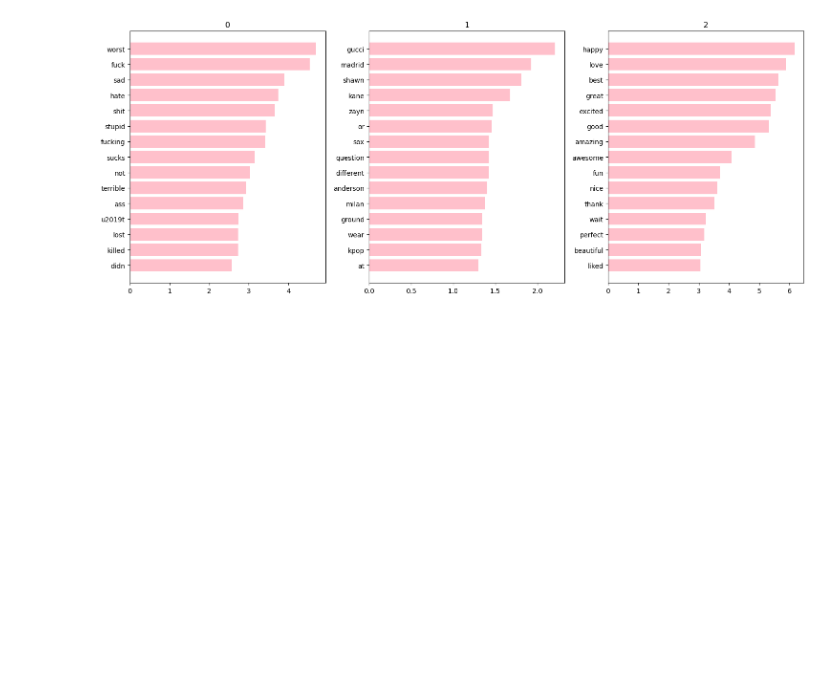
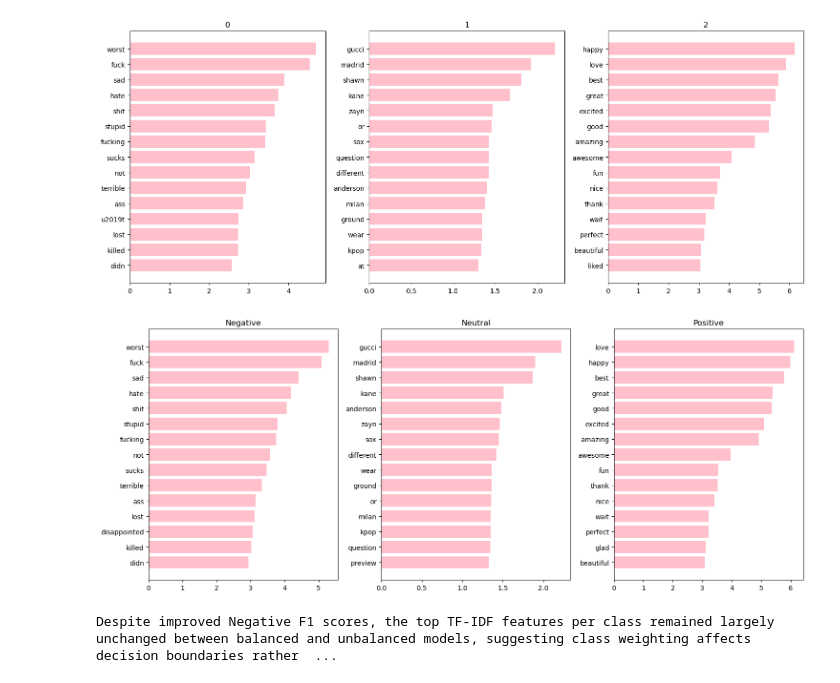
Before and after one commit to niyatikaushik2005/Sentiment-Analysis-ML, a Jupyter notebook: sentiment_analysis_classic_ml_model.ipynb, the cells around one changed output. Saved outputs shown, nothing was run; the diff lists cells and outputs as text; code cells hidden in the pictures; blank space fills up the shorter version.

```diff
--- a/sentiment_analysis_classic_ml_model.ipynb
+++ b/sentiment_analysis_classic_ml_model.ipynb
@@ -193,3 +223,19 @@ plt.tight_layout()
 plt.show()
 # %% [output]
 [figure]
+# %%
+plt.figure(figsize=(15, 6))
+classes = [0,1,2]
+for i in classes:
+    curr = model_balanced.coef_[i]
+    top_indices = curr.argsort()[-15:]
+    name = feature_names[top_indices]
+    plt.subplot(1, 3, i+1)
+    plt.barh(name, curr[top_indices], color='pink')
+    plt.title(["Negative", "Neutral", "Positive"][i])
+plt.tight_layout()
+plt.show()
+print('Despite improved Negative F1 scores, the top TF-IDF features per class remained largely unchanged between balanced and unbalanced models, suggesting class weighting affects decision boundaries rather than feature importance.')
+# %% [output]
+[figure, added]
+Despite improved Negative F1 scores, the top TF-IDF features per class remained largely unchanged between balanced and unbalanced models, suggesting class weighting affects decision boundaries rather  ...
```
Also changed, not shown: parts of 5 cells of this notebook.
